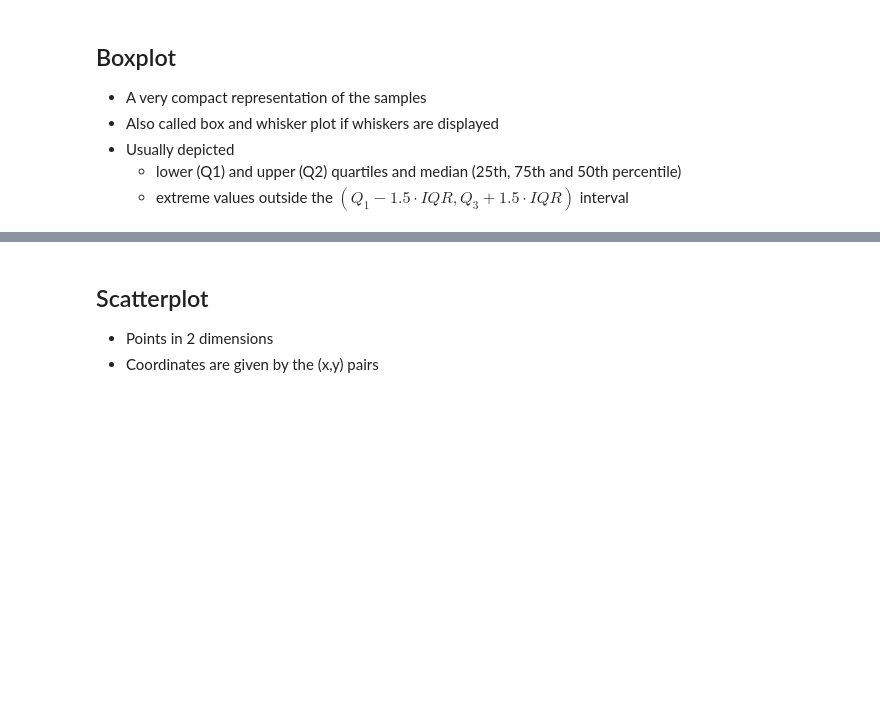
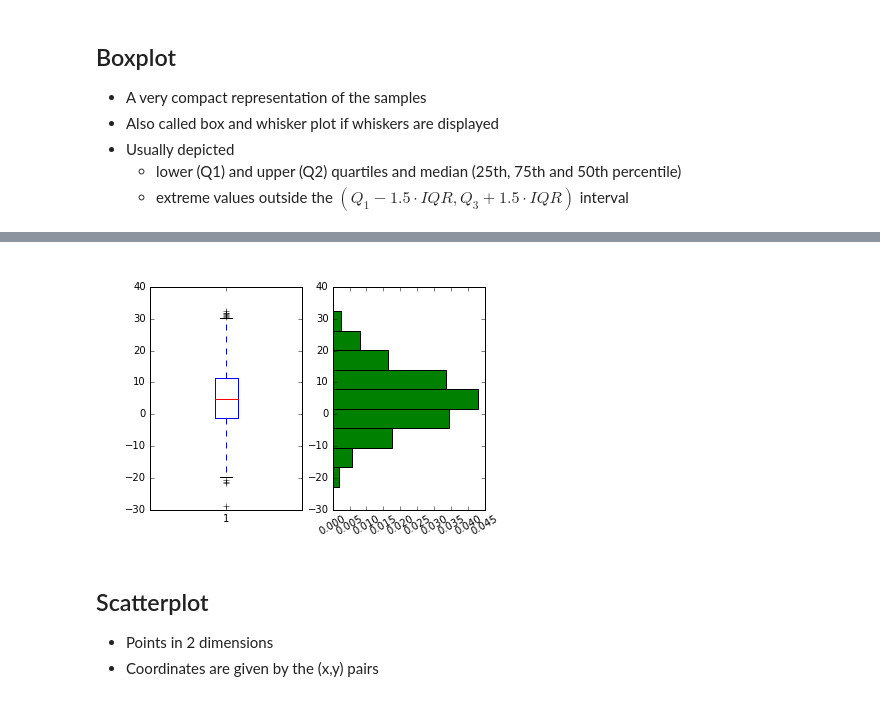
Before and after one commit to gurbanics/pytech-vis, a Jupyter notebook: notebooks/MainSlides.ipynb, the cells around one changed output, grey strips where cells are left out. Drawn from its saved outputs; the diff is of its cells as text; code cells hidden in the pictures; blank space fills up the shorter version.

```diff
--- a/notebooks/MainSlides.ipynb
+++ b/notebooks/MainSlides.ipynb
@@ -120,3 +120,11 @@ plt.boxplot(normal_random, labels=["Normal random"]);
+# %%
+plt.subplot(1,2,1) # create a 1-row 2-column figure, activate the 1st subplot
+plt.boxplot(normal_random) # create a boxplot
+plt.subplot(1,2,2) # activate the 2nd subplot
+plt.hist(normal_random, orientation='horizontal', normed=True, color="g"); # create rotated histogram
+plt.xticks(rotation=30);
+# %% [output]
+[figure, added]
 # %% [markdown]
 ## Scatterplot
 - Points in 2 dimensions
```
Also changed, not shown: parts of 4 cells of this notebook, 1 other file.
